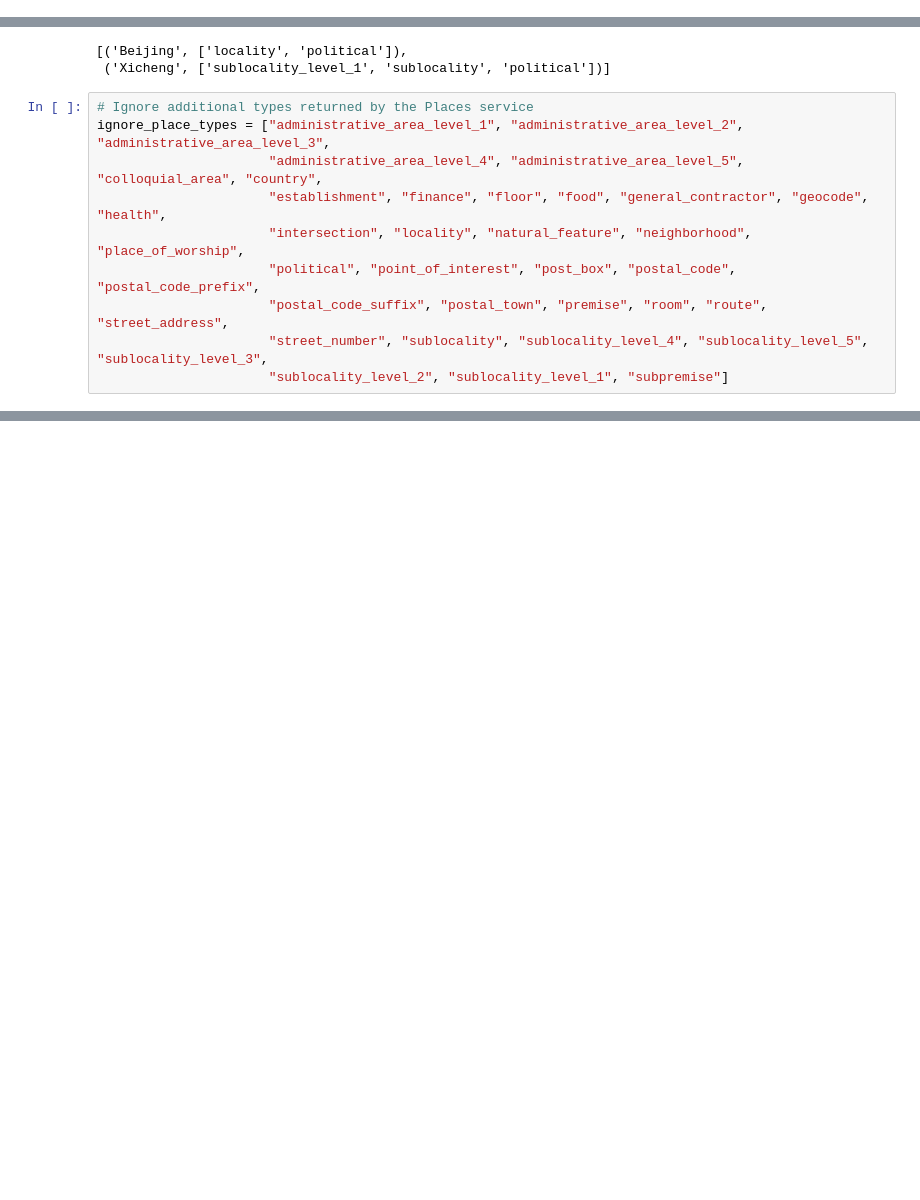
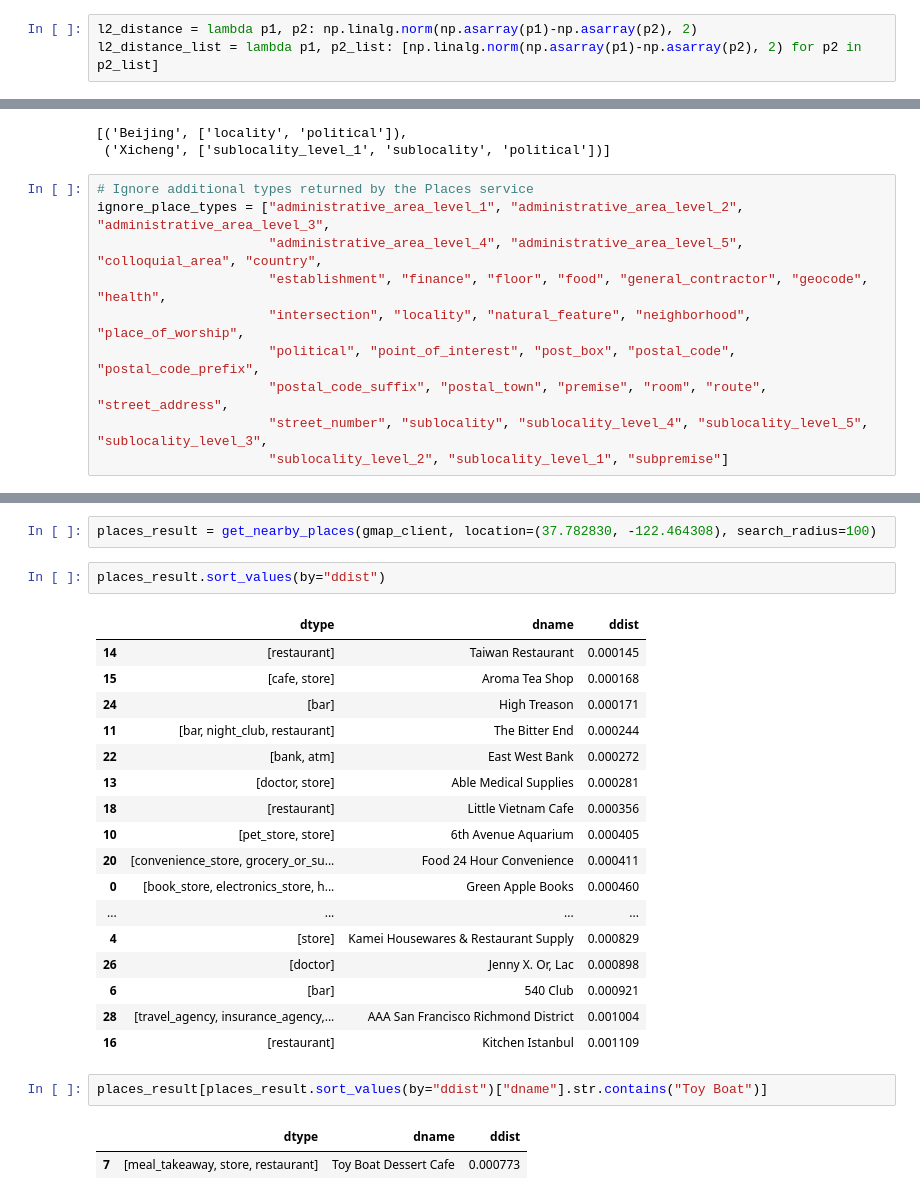
Before and after one commit to yrevar/inverse_rl, a Jupyter notebook: dataset/Geolife Trajectories 1.3/Geolife_MDP.ipynb, the cells around one changed output, grey strips where cells are left out. Cells and saved outputs as stored; diff of their text form; blank space fills up the shorter version.

Commit message:
fixes places search

```diff
--- a/dataset/Geolife Trajectories 1.3/Geolife_MDP.ipynb
+++ b/dataset/Geolife Trajectories 1.3/Geolife_MDP.ipynb
@@ -384,0 +428,3 @@ gmap_client = client.Client(key=api_key)
+# %%
+l2_distance = lambda p1, p2: np.linalg.norm(np.asarray(p1)-np.asarray(p2), 2)
+l2_distance_list = lambda p1, p2_list: [np.linalg.norm(np.asarray(p1)-np.asarray(p2), 2) for p2 in p2_list]
@@ -417 +518,28 @@ ignore_place_types = ["administrative_area_level_1", "administrative_area_level_
+# %%
+places_result = get_nearby_places(gmap_client, location=(37.782830, -122.464308), search_radius=100)
+# %%
+places_result.sort_values(by="ddist")
+# %% [output]
+|  | dtype | dname | ddist |
+| 14 | [restaurant] | Taiwan Restaurant | 0.000145 |
+| 15 | [cafe, store] | Aroma Tea Shop | 0.000168 |
+| 24 | [bar] | High Treason | 0.000171 |
+| 11 | [bar, night_club, restaurant] | The Bitter End | 0.000244 |
+| 22 | [bank, atm] | East West Bank | 0.000272 |
+| 13 | [doctor, store] | Able Medical Supplies | 0.000281 |
+| 18 | [restaurant] | Little Vietnam Cafe | 0.000356 |
+| 10 | [pet_store, store] | 6th Avenue Aquarium | 0.000405 |
+| 20 | [convenience_store, grocery_or_su... | Food 24 Hour Convenience | 0.000411 |
+| 0 | [book_store, electronics_store, h... | Green Apple Books | 0.000460 |
+| ... | ... | ... | ... |
+| 4 | [store] | Kamei Housewares & Restaurant Supply | 0.000829 |
+| 26 | [doctor] | Jenny X. Or, Lac | 0.000898 |
+| 6 | [bar] | 540 Club | 0.000921 |
+| 28 | [travel_agency, insurance_agency,... | AAA San Francisco Richmond District | 0.001004 |
+| 16 | [restaurant] | Kitchen Istanbul | 0.001109 |
+# %%
+places_result[places_result.sort_values(by="ddist")["dname"].str.contains("Toy Boat")]
+# %% [output]
+|  | dtype | dname | ddist |
+| 7 | [meal_takeaway, store, restaurant] | Toy Boat Dessert Cafe | 0.000773 |
 # %%
```
Also changed, not shown: parts of 27 cells of this notebook.
